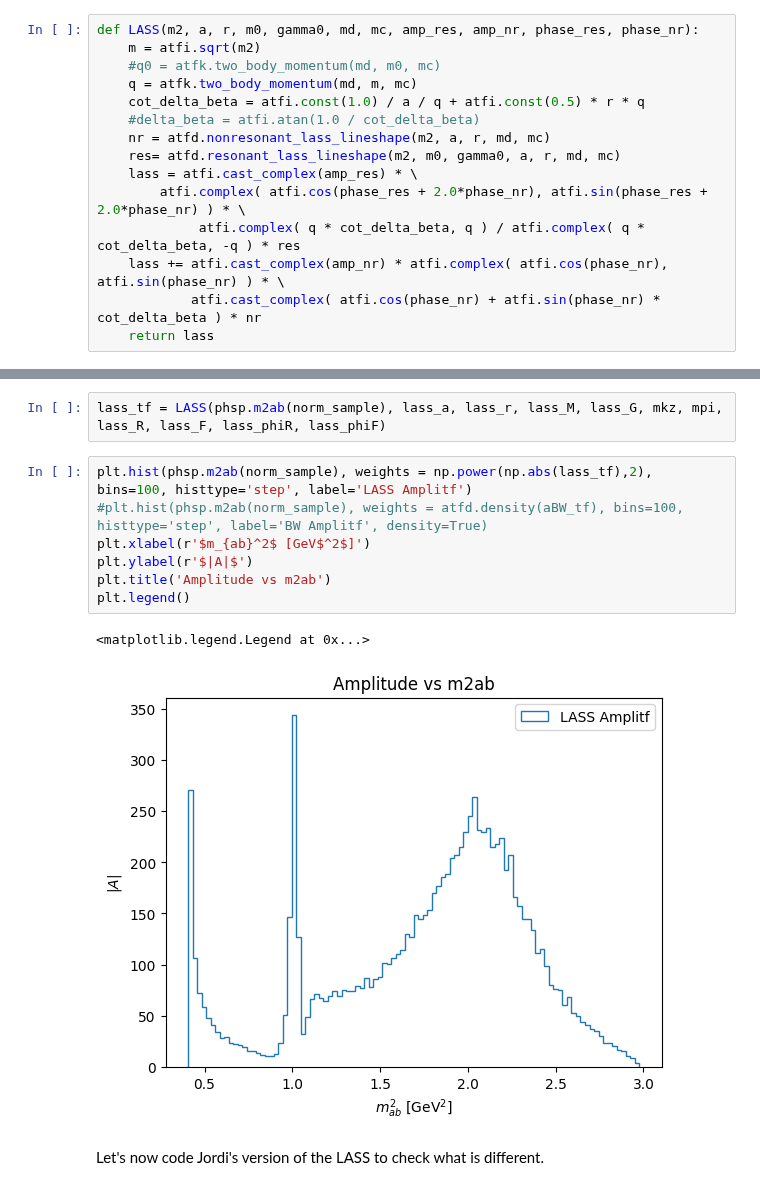
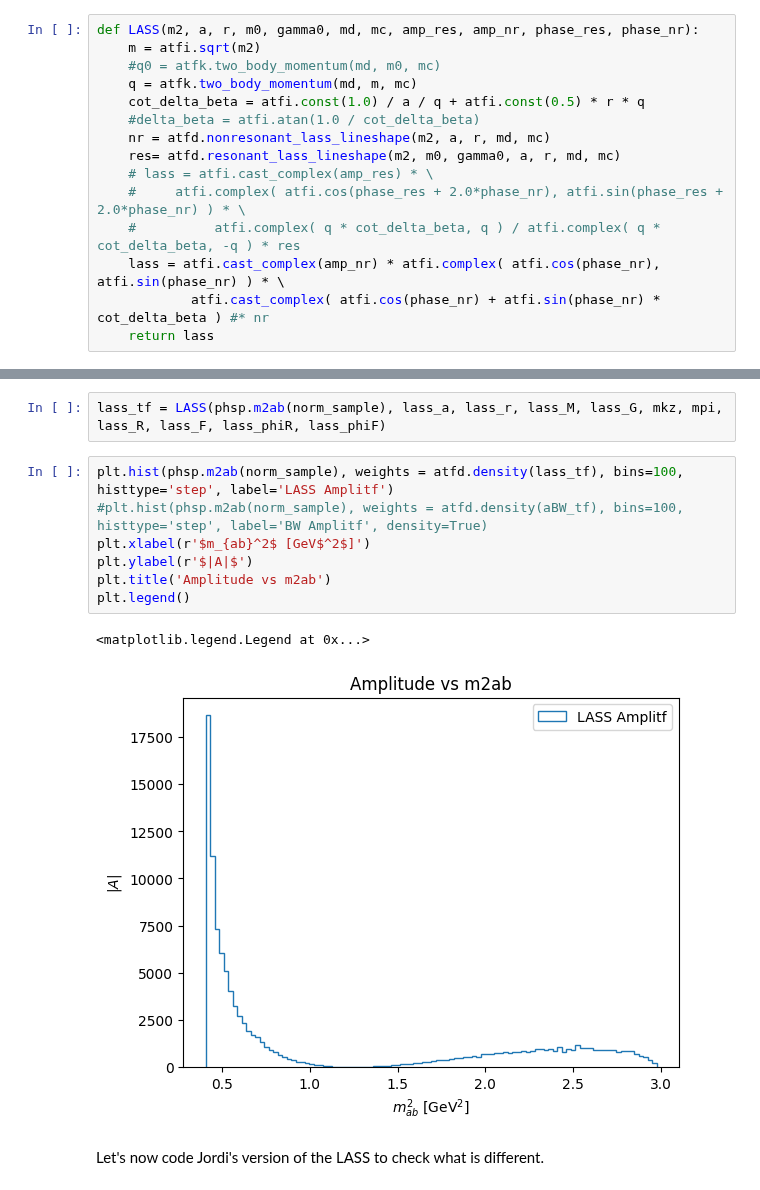
Before and after one commit to cpviolation/tfa_examples, a Jupyter notebook: notebooks/LASS.ipynb, the cells around one changed output, grey strips where cells are left out. Saved outputs shown, nothing was run; the diff lists cells and outputs as text.

```diff
--- a/notebooks/LASS.ipynb
+++ b/notebooks/LASS.ipynb
@@ -42,11 +51,11 @@ def LASS(m2, a, r, m0, gamma0, md, mc, amp_res, amp_nr, phase_res, phase_nr):
     #delta_beta = atfi.atan(1.0 / cot_delta_beta)
     nr = atfd.nonresonant_lass_lineshape(m2, a, r, md, mc)
     res= atfd.resonant_lass_lineshape(m2, m0, gamma0, a, r, md, mc)
-    lass = atfi.cast_complex(amp_res) * \
-        atfi.complex( atfi.cos(phase_res + 2.0*phase_nr), atfi.sin(phase_res + 2.0*phase_nr) ) * \
-             atfi.complex( q * cot_delta_beta, q ) / atfi.complex( q * cot_delta_beta, -q ) * res
-    lass += atfi.cast_complex(amp_nr) * atfi.complex( atfi.cos(phase_nr), atfi.sin(phase_nr) ) * \
-            atfi.cast_complex( atfi.cos(phase_nr) + atfi.sin(phase_nr) * cot_delta_beta ) * nr
+    # lass = atfi.cast_complex(amp_res) * \
+    #     atfi.complex( atfi.cos(phase_res + 2.0*phase_nr), atfi.sin(phase_res + 2.0*phase_nr) ) * \
+    #          atfi.complex( q * cot_delta_beta, q ) / atfi.complex( q * cot_delta_beta, -q ) * res
+    lass = atfi.cast_complex(amp_nr) * atfi.complex( atfi.cos(phase_nr), atfi.sin(phase_nr) ) * \
+            atfi.cast_complex( atfi.cos(phase_nr) + atfi.sin(phase_nr) * cot_delta_beta ) #* nr
     return lass
 # %%
 nnorm=100000
@@ -56,15 +63,15 @@ norm_sample = phsp.uniform_sample(nnorm)
 # %%
 lass_tf = LASS(phsp.m2ab(norm_sample), lass_a, lass_r, lass_M, lass_G, mkz, mpi, lass_R, lass_F, lass_phiR, lass_phiF)
 # %%
-plt.hist(phsp.m2ab(norm_sample), weights = np.power(np.abs(lass_tf),2), bins=100, histtype='step', label='LASS Amplitf')
+plt.hist(phsp.m2ab(norm_sample), weights = atfd.density(lass_tf), bins=100, histtype='step', label='LASS Amplitf')
 #plt.hist(phsp.m2ab(norm_sample), weights = atfd.density(aBW_tf), bins=100, histtype='step', label='BW Amplitf', density=True)
 plt.xlabel(r'$m_{ab}^2$ [GeV$^2$]')
 plt.ylabel(r'$|A|$')
 plt.title('Amplitude vs m2ab')
 plt.legend()
 # %% [output]
 <matplotlib.legend.Legend at 0x...>
-[figure, old version]
+[figure, new version]
 # %% [markdown]
 Let's now code Jordi's version of the LASS to check what is different.
 # %%
```
Also changed, not shown: parts of 6 cells of this notebook.
